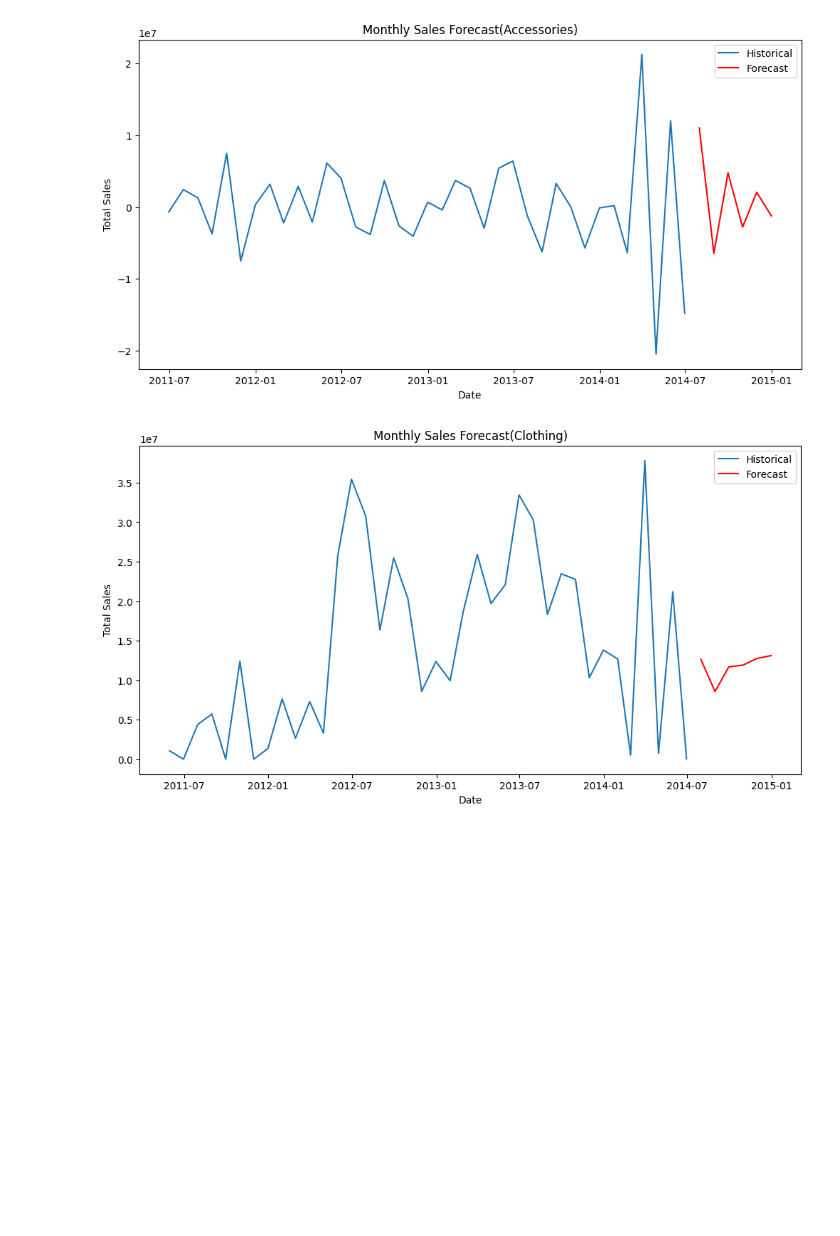
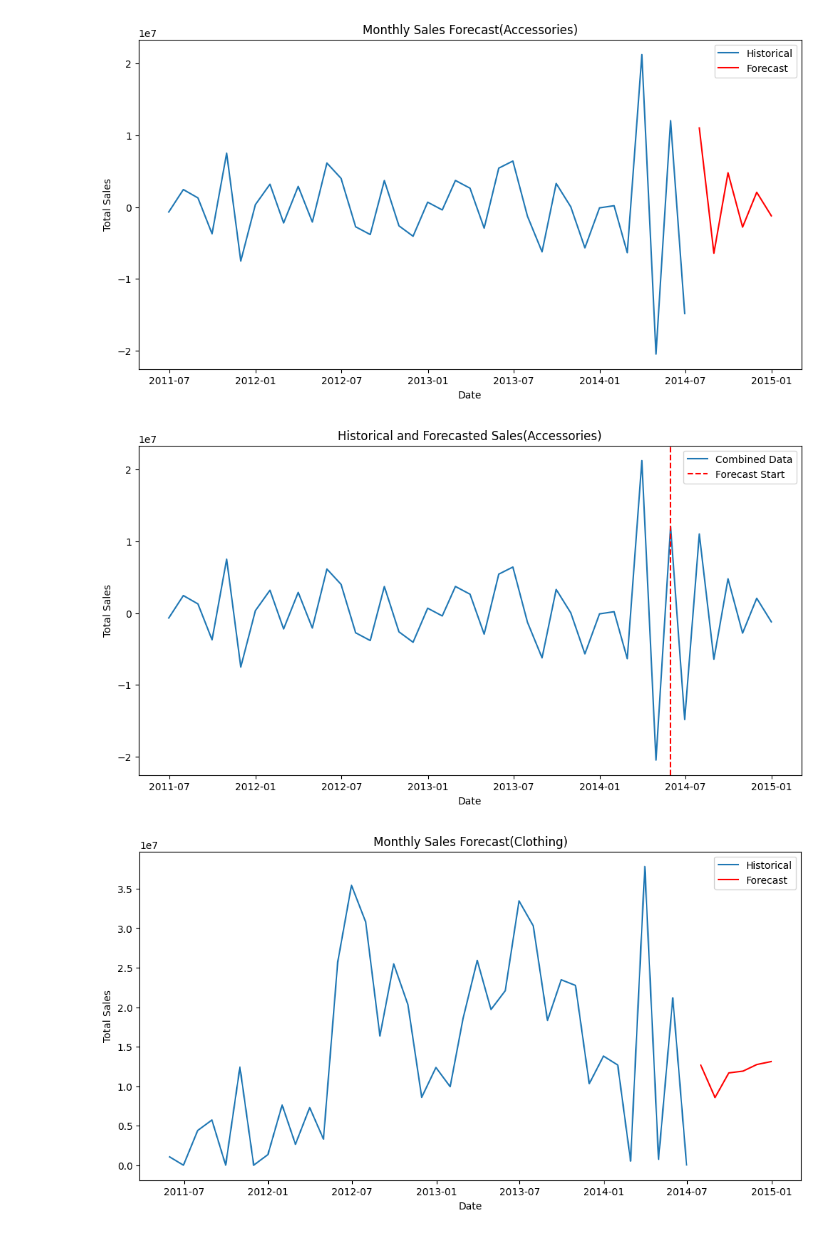
Before and after one commit to ga1nang/curent_topic, a Jupyter notebook: arima.ipynb, the cells around one changed output. Drawn from its saved outputs; the diff is of its cells as text; code cells hidden in the pictures; blank space fills up the shorter version.

```diff
--- a/arima.ipynb
+++ b/arima.ipynb
@@ -415,6 +430,21 @@ plt.legend()
 plt.show()
 # %% [output]
 [figure]
+# %%
+# Combine historical and forecast data
+combined = pd.concat([monthly_sales_by_category['Accessories'], forecast_series], axis=0)
+
+# Plot combined data
+plt.figure(figsize=(12, 6))
+plt.plot(combined, label='Combined Data')
+plt.axvline(x=monthly_sales.index[-1], color='red', linestyle='--', label='Forecast Start')
+plt.title('Historical and Forecasted Sales(Accessories)')
+plt.xlabel('Date')
+plt.ylabel('Total Sales')
+plt.legend()
+plt.show()
+# %% [output]
+[figure, added]
 # %%
 # Forecasting
 forecast_steps = 6
```
Also changed, not shown: parts of 3 cells of this notebook.
